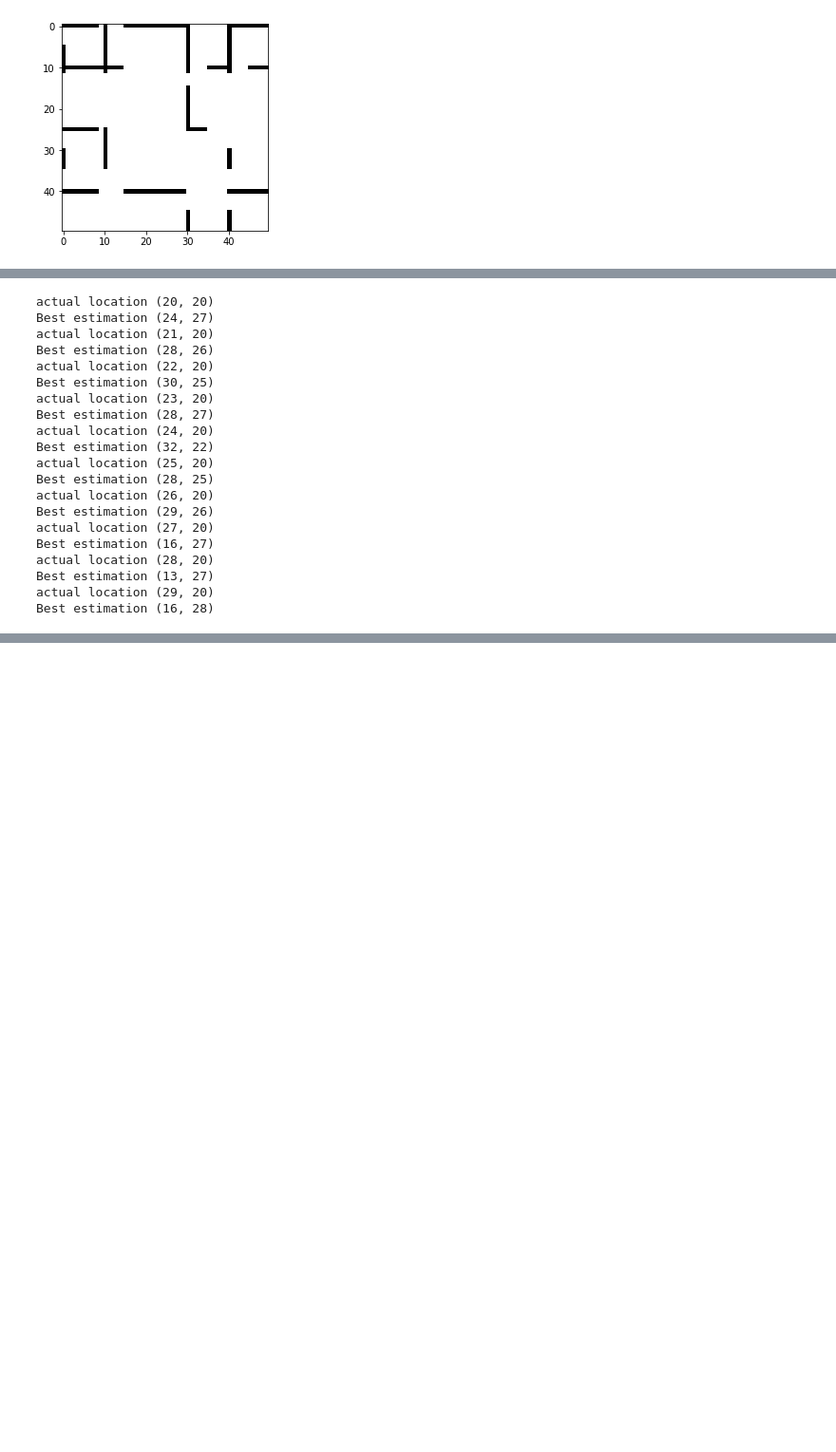
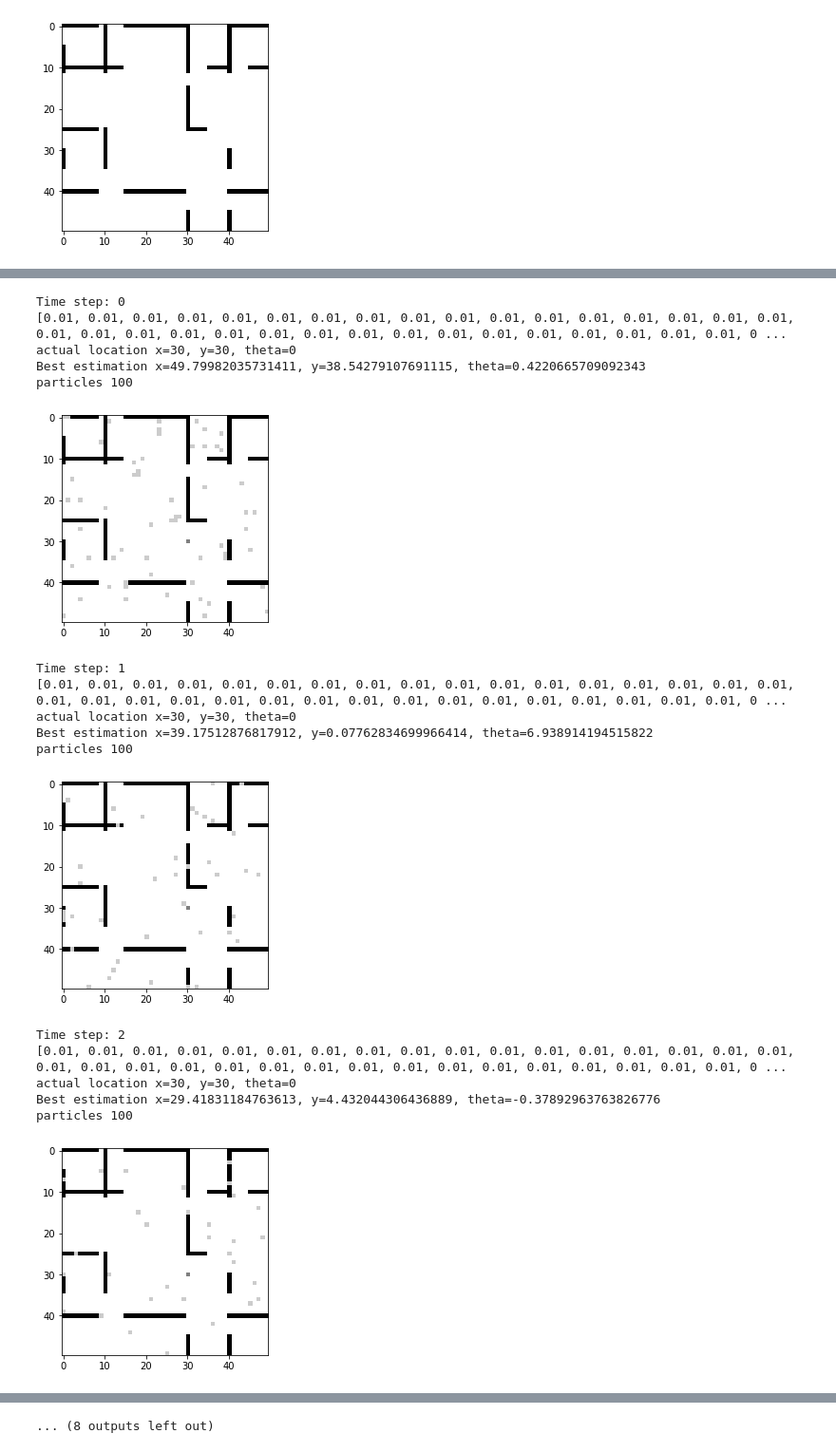
Before and after one commit to DarvinX/InNav, a Jupyter notebook: MCL2D.ipynb, the cells around one changed output, grey strips where cells are left out. Shown: that part at 95% size. Cells and saved outputs as stored; diff of their text form; code cells hidden in the pictures; blank space fills up the shorter version.

```diff
--- a/MCL2D.ipynb
+++ b/MCL2D.ipynb
@@ -338,37 +344,37 @@ class Particles:
 # %%
-r = Robot(Pose(1,2,0),0.1,0.1)
+r = Robot(Pose(30,30,0),0.1,0.1)
 _p = Particles(100,   #number of particles
                map,   #grid map
                r)     #actual robot
 
 T = 10
 path = [(20+x,20) for x in range(10)]
 
 
 for i in range(T):
+  print("Time step:",i)
   _p.update(r.sense())
-  r.moveTo(Pose(path[i][0],path[i][1],math.pi))
+  #r.moveTo(Pose(path[i][0],path[i][1],math.pi))
   location_estimation = _p.APL()
-  print("actual location", r.Pose.cord)
+  print("actual location", r.Pose)
   print("Best estimation",location_estimation)
+  _p.draw()
 # %% [output]
-actual location (20, 20)
-Best estimation (24, 27)
-actual location (21, 20)
-Best estimation (28, 26)
-actual location (22, 20)
-Best estimation (30, 25)
-actual location (23, 20)
-Best estimation (28, 27)
-actual location (24, 20)
-Best estimation (32, 22)
-actual location (25, 20)
-Best estimation (28, 25)
-actual location (26, 20)
-Best estimation (29, 26)
-actual location (27, 20)
-Best estimation (16, 27)
-actual location (28, 20)
-Best estimation (13, 27)
-actual location (29, 20)
-Best estimation (16, 28)
+Time step: 0
+[0.01, 0.01, 0.01, 0.01, 0.01, 0.01, 0.01, 0.01, 0.01, 0.01, 0.01, 0.01, 0.01, 0.01, 0.01, 0.01, 0.01, 0.01, 0.01, 0.01, 0.01, 0.01, 0.01, 0.01, 0.01, 0.01, 0.01, 0.01, 0.01, 0.01, 0.01, 0.01, 0.01, 0 ...
+actual location x=30, y=30, theta=0
+Best estimation x=49.79982035731411, y=38.54279107691115, theta=0.4220665709092343
+particles 100
+[figure, added]
+Time step: 1
+[0.01, 0.01, 0.01, 0.01, 0.01, 0.01, 0.01, 0.01, 0.01, 0.01, 0.01, 0.01, 0.01, 0.01, 0.01, 0.01, 0.01, 0.01, 0.01, 0.01, 0.01, 0.01, 0.01, 0.01, 0.01, 0.01, 0.01, 0.01, 0.01, 0.01, 0.01, 0.01, 0.01, 0 ...
+actual location x=30, y=30, theta=0
+Best estimation x=39.17512876817912, y=0.07762834699966414, theta=6.938914194515822
+particles 100
+[figure, added]
+Time step: 2
+[0.01, 0.01, 0.01, 0.01, 0.01, 0.01, 0.01, 0.01, 0.01, 0.01, 0.01, 0.01, 0.01, 0.01, 0.01, 0.01, 0.01, 0.01, 0.01, 0.01, 0.01, 0.01, 0.01, 0.01, 0.01, 0.01, 0.01, 0.01, 0.01, 0.01, 0.01, 0.01, 0.01, 0 ...
+actual location x=30, y=30, theta=0
+Best estimation x=29.41831184763613, y=4.432044306436889, theta=-0.37892963763826776
+particles 100
+[figure, added]
@@ -375,3 +399,4 @@ Best estimation (16, 28)
+... (8 outputs left out)
 # %%
 r.Pose.cord
 # %% [output]
```
Also changed, not shown: parts of 7 cells of this notebook.
